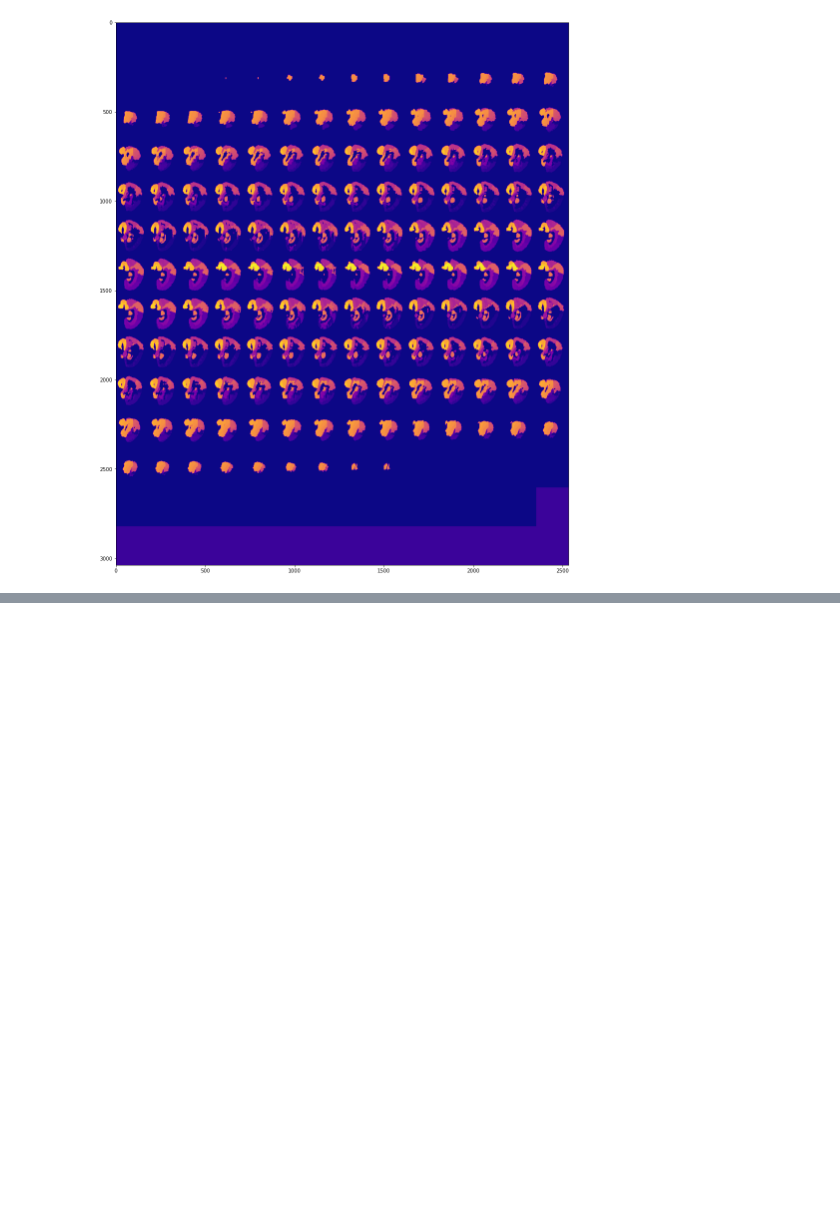
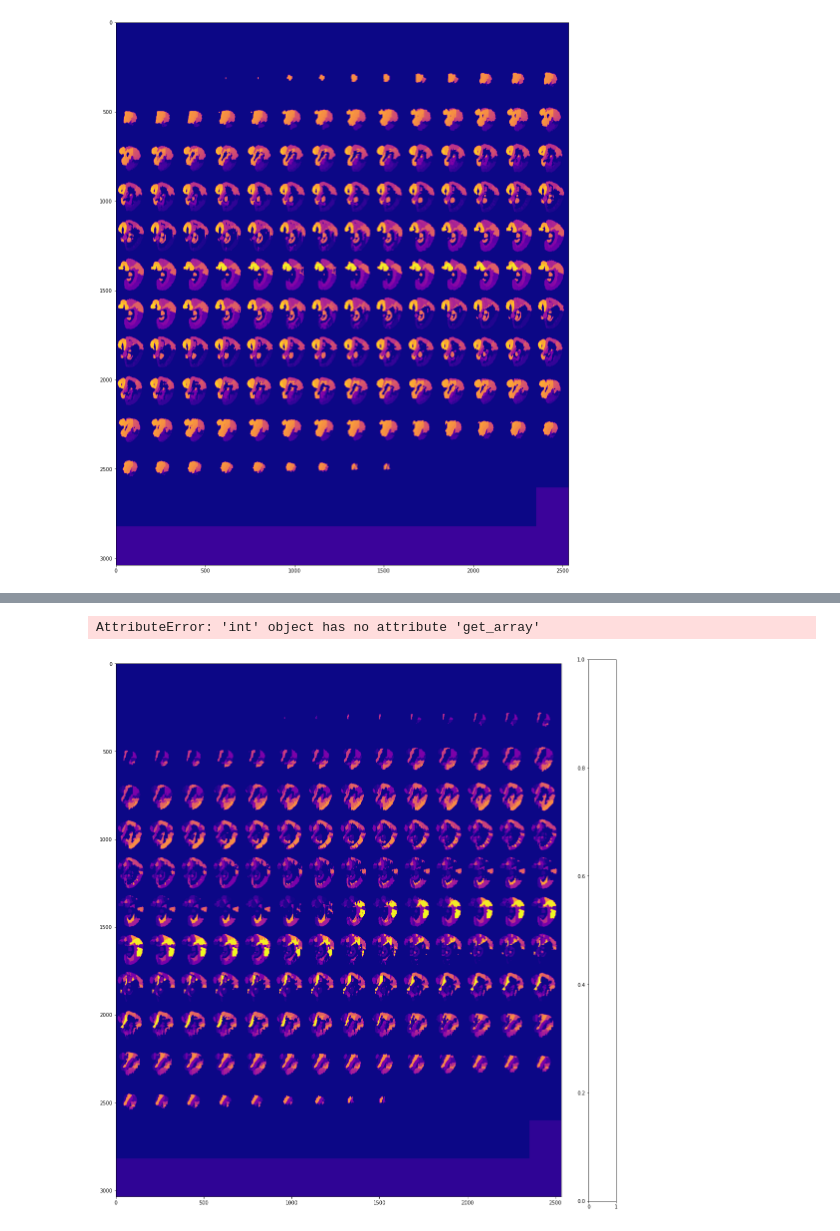
Before and after one commit to brainhack-ch/BrainSpread, a Jupyter notebook: Visualize.ipynb, the cells around one changed output, grey strips where cells are left out. Saved outputs shown, nothing was run; the diff lists cells and outputs as text; code cells hidden in the pictures; blank space fills up the shorter version.

```diff
--- a/Visualize.ipynb
+++ b/Visualize.ipynb
@@ -101,0 +126,22 @@ for i in PETS:
+# %%
+test_regressions = []
+for i in range(3):
+    temp_data = np.delete(data, i, 0)
+    temp_labels = np.delete(labels,i,0)
+    test_regressions.append(LinearRegression().fit(temp_data,temp_labels))
+    test_sample = data[i]
+    test_label = labels[i]
+    pred = test_regressions[i].predict([test_sample])
+#     print("error by removing", (i+1), "datapoint:")
+#     print(np.linalg.norm(pred[0]-test_label))
+#     print("error from model using all 3 data points on", str(i+1)+"th data point:")
+    pred1 = reg3.predict([test_sample])
+#     print(np.linalg.norm(pred1[0]-test_label))
+
+    if i == 2:
+        fig, ax1 = plt.subplots(1,1,figsize=(20,20))
+        ax1.imshow(montage(np.abs(fromRegionMeans(np.abs(pred1[0]-test_label),regions))),cmap='plasma')
+        fig.colorbar(0, ax=ax1)
+# %% [output]
+AttributeError: 'int' object has no attribute 'get_array'
+[figure, added]
```
Also changed, not shown: parts of 15 cells of this notebook, 9 other files.
